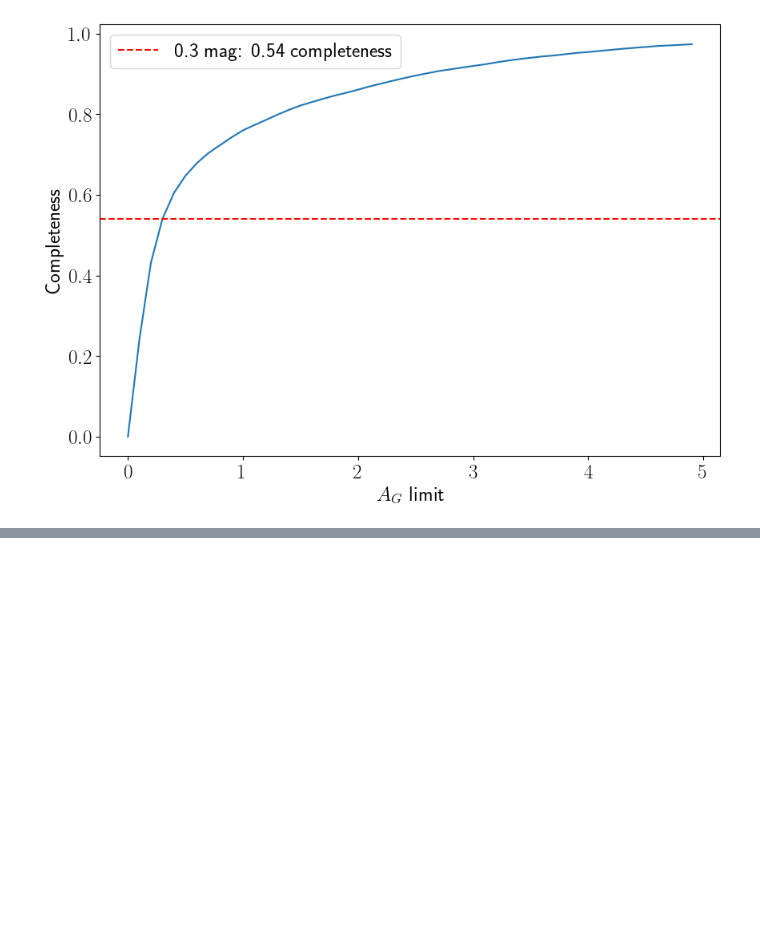
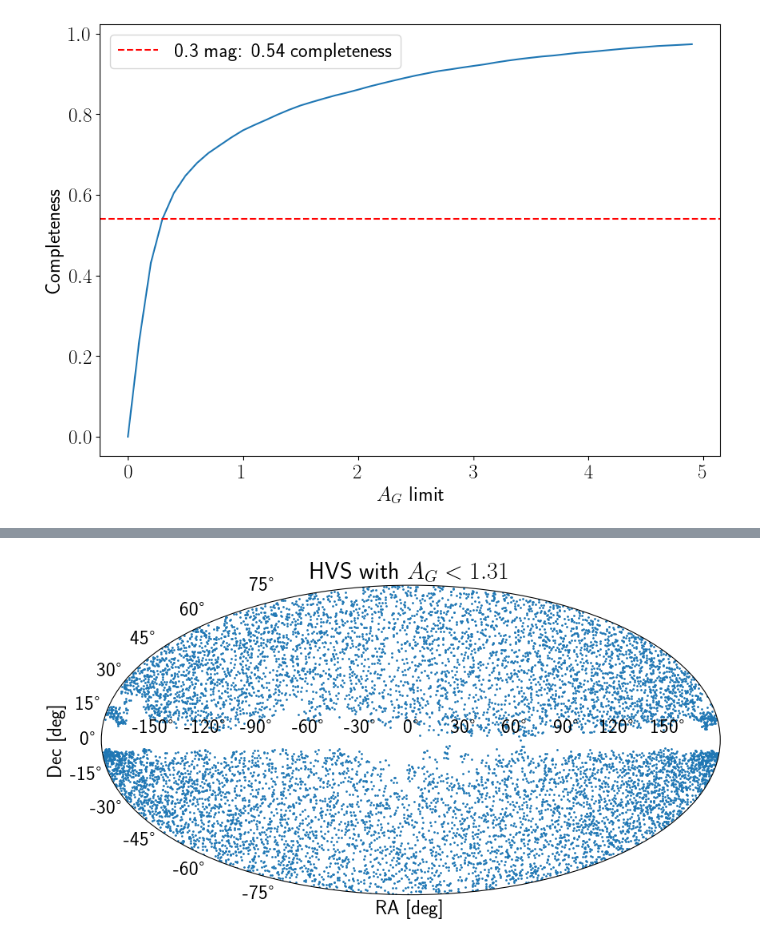
Before and after one commit to fawkez/HVS_1, a Jupyter notebook: Notebooks/extinction_limit.ipynb, the cells around one changed output, grey strips where cells are left out. Cells and saved outputs as stored; diff of their text form; code cells hidden in the pictures; blank space fills up the shorter version.

```diff
--- a/Notebooks/extinction_limit.ipynb
+++ b/Notebooks/extinction_limit.ipynb
@@ -78,0 +79,7 @@ The 90% completeness limit is 2.57 mag
+# %%
+# make coordinates into galactic coordinates
+from astropy.coordinates import SkyCoord
+
+coords = SkyCoord(ra=data_hvs['ra'], dec=data_hvs['dec'], frame='icrs', unit='deg')
+data_hvs['l'] = coords.galactic.l.deg
+data_hvs['b'] = coords.galactic.b.deg
@@ -78,0 +97,16 @@ The 90% completeness limit is 2.57 mag
+# %%
+# plot the sky distribution of the HVS in  a mollwide plot
+fig, ax = plt.subplots(subplot_kw={'projection': 'mollweide'})
+
+#ax.scatter(np.radians(data_hvs['ra'] - 180), np.radians(data_hvs['dec']), s=1)
+# select only stars with A_G < 0.3
+data_ag = data_hvs.loc[data_hvs['A_G'] <  1.31]
+ax.scatter(np.radians(data_ag['l'] - 180), np.radians(data_ag['b']), s=1)
+# plot galactic coordinates
+#ax.scatter(np.radians(data_hvs['l'] - 180), np.radians(data_hvs['b']), s=1)
+ax.set_xlabel('RA [deg]')
+ax.set_ylabel('Dec [deg]')
+ax.set_title('HVS with $A_G <  1.31$')
+plt.show()
+# %% [output]
+[figure, added]
```
Also changed, not shown: parts of 2 cells of this notebook, 8 other files.
